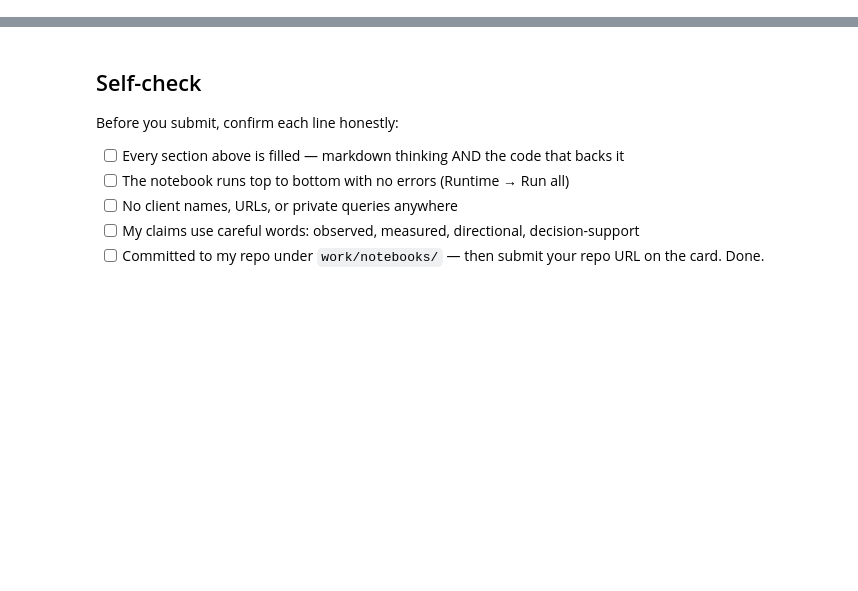
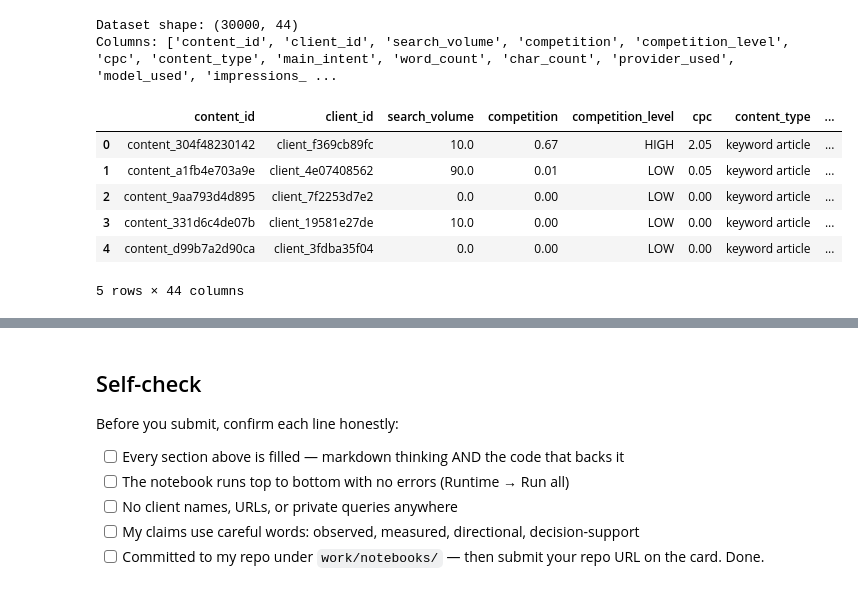
Before and after one commit to yashikasgh/flyrank-ml-internship, a Jupyter notebook: work/notebooks/w05_model.ipynb, the cells around one changed output, grey strips where cells are left out. Drawn from its saved outputs; the diff is of its cells as text; code cells hidden in the pictures; blank space fills up the shorter version.

Commit message:
Week 5- Capstone Modeling Lane

```diff
--- a/work/notebooks/w05_model.ipynb
+++ b/work/notebooks/w05_model.ipynb
@@ -36,0 +21,19 @@ This skeleton is yours to fill. Work the sections **in order** — each one has
+# %%
+import pandas as pd
+
+df = pd.read_csv("/content/content_refresh_anonymized.csv")
+
+print("Dataset shape:", df.shape)
+print("Columns:", df.columns.tolist())
+
+display(df.head())
+# %% [output]
+Dataset shape: (30000, 44)
+Columns: ['content_id', 'client_id', 'search_volume', 'competition', 'competition_level', 'cpc', 'content_type', 'main_intent', 'word_count', 'char_count', 'provider_used', 'model_used', 'impressions_ ...
+|  | content_id | client_id | search_volume | competition | competition_level | cpc | content_type | ... |
+| 0 | content_304f48230142 | client_f369cb89fc | 10.0 | 0.67 | HIGH | 2.05 | keyword article | ... |
+| 1 | content_a1fb4e703a9e | client_4e07408562 | 90.0 | 0.01 | LOW | 0.05 | keyword article | ... |
+| 2 | content_9aa793d4d895 | client_7f2253d7e2 | 0.0 | 0.00 | LOW | 0.00 | keyword article | ... |
+| 3 | content_331d6c4de07b | client_19581e27de | 10.0 | 0.00 | LOW | 0.00 | keyword article | ... |
+| 4 | content_d99b7a2d90ca | client_3fdba35f04 | 0.0 | 0.00 | LOW | 0.00 | keyword article | ... |
+5 rows × 44 columns
```
Also changed, not shown: parts of 18 cells of this notebook.
